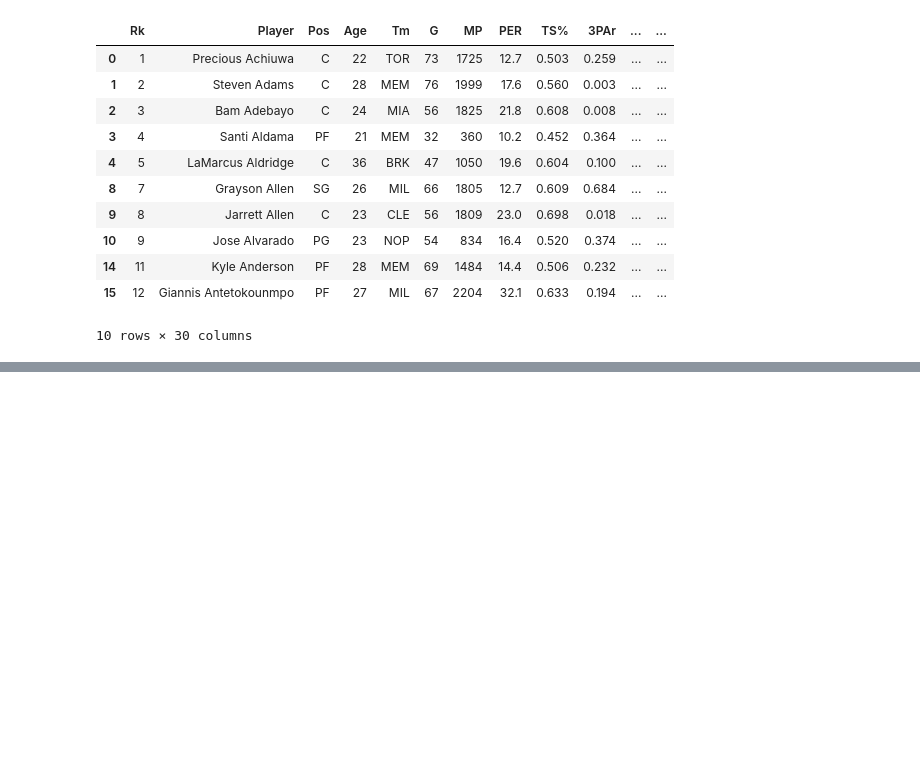
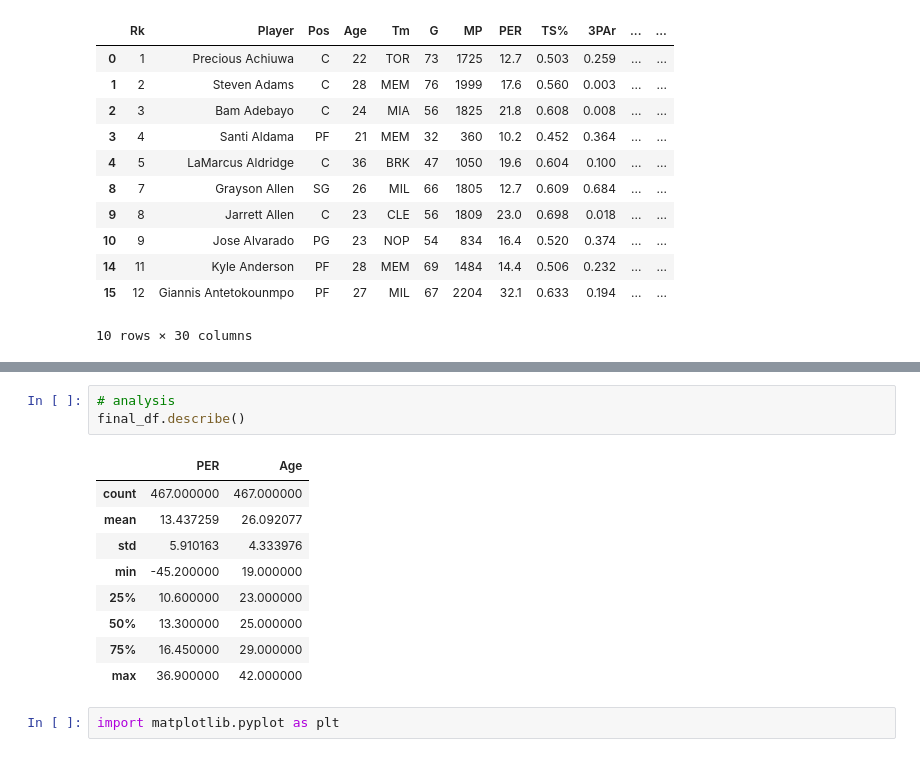
Before and after one commit to meeyoungPH/nba_superlatives, a Jupyter notebook: biometrics/biometrics.ipynb, the cells around one changed output, grey strips where cells are left out. Saved outputs shown, nothing was run; the diff lists cells and outputs as text; blank space fills up the shorter version.

```diff
--- a/biometrics/biometrics.ipynb
+++ b/biometrics/biometrics.ipynb
@@ -281,0 +345,15 @@ clean_df.head(10)
+# %%
+# analysis
+final_df.describe()
+# %% [output]
+|  | PER | Age |
+| count | 467.000000 | 467.000000 |
+| mean | 13.437259 | 26.092077 |
+| std | 5.910163 | 4.333976 |
+| min | -45.200000 | 19.000000 |
+| 25% | 10.600000 | 23.000000 |
+| 50% | 13.300000 | 25.000000 |
+| 75% | 16.450000 | 29.000000 |
+| max | 36.900000 | 42.000000 |
+# %%
+import matplotlib.pyplot as plt
```
Also changed, not shown: parts of 4 cells of this notebook, 1 other file.
